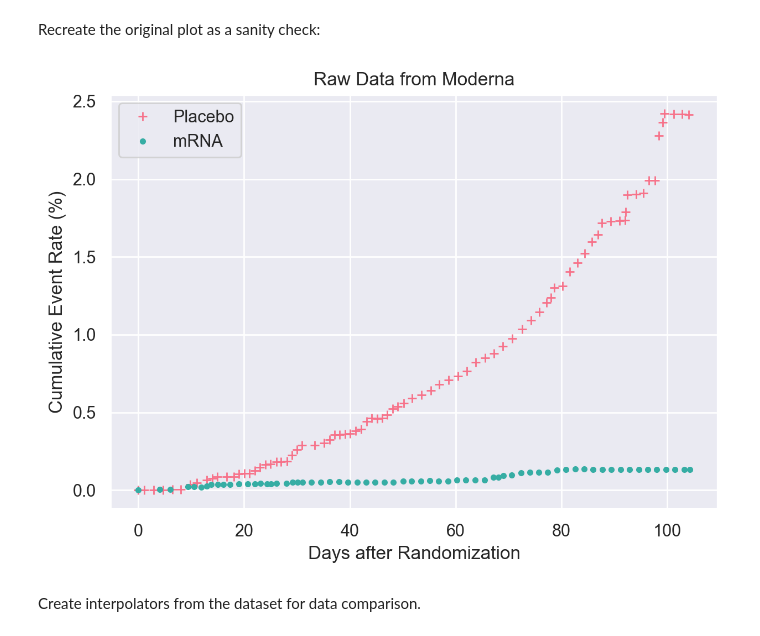
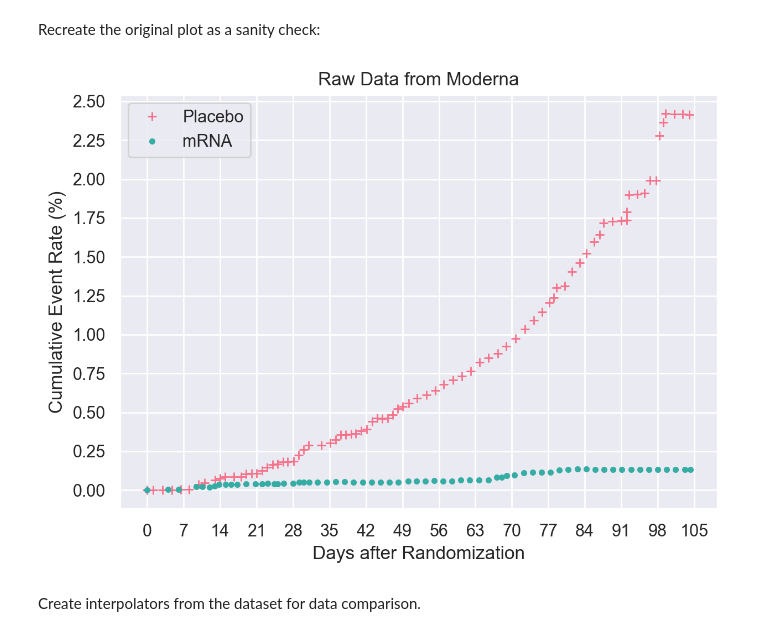
Before and after one commit to peterdsharpe/ModernaVaccineEffectiveness, a Jupyter notebook: analysis.ipynb, the cells around one changed output. Saved outputs shown, nothing was run; the diff lists cells and outputs as text; code cells hidden in the pictures.

```diff
--- a/analysis.ipynb
+++ b/analysis.ipynb
@@ -55,21 +55,24 @@ mrna_data = mrna_data.sort_values("Days")
 Recreate the original plot as a sanity check:
 # %%
 import matplotlib.pyplot as plt
+from matplotlib import ticker
 import seaborn as sns
 sns.set(palette=sns.color_palette("husl", 2))
 
 fig, ax = plt.subplots(1, 1, figsize=(6.4, 4.8), dpi=200)
 plt.plot(placebo_data["Days"], placebo_data["Incidence"], "+", label="Placebo")
 plt.plot(mrna_data["Days"], mrna_data["Incidence"], ".", label="mRNA")
+ax.xaxis.set_major_locator(ticker.MultipleLocator(base=7))
+ax.yaxis.set_major_locator(ticker.MultipleLocator(base=0.25))
 plt.xlabel(r"Days after Randomization")
 plt.ylabel(r"Cumulative Event Rate (%)")
 plt.title(r"Raw Data from Moderna")
 plt.tight_layout()
 plt.legend()
 plt.savefig("datafig.png")
 plt.show()
 # %% [output]
-[figure, old version]
+[figure, new version]
 # %% [markdown]
 Create interpolators from the dataset for data comparison.
 # %%
```
Also changed, not shown: parts of 6 cells of this notebook, 1 other file.
